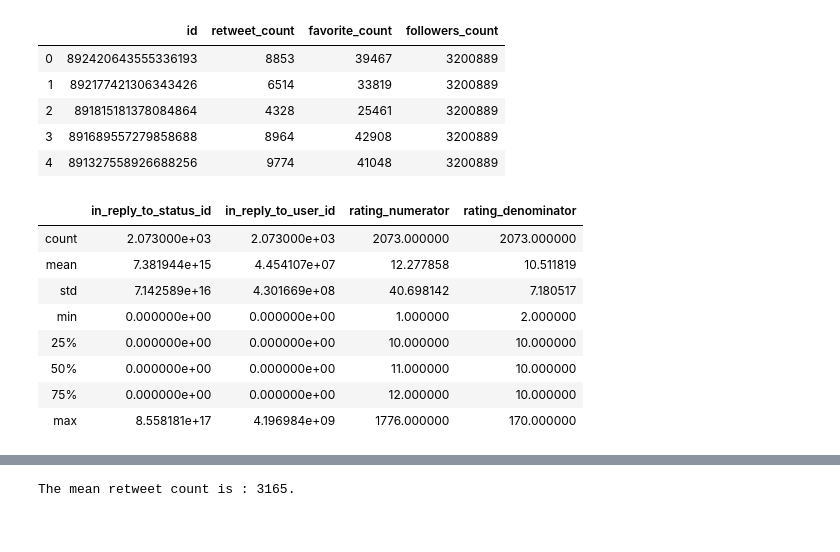
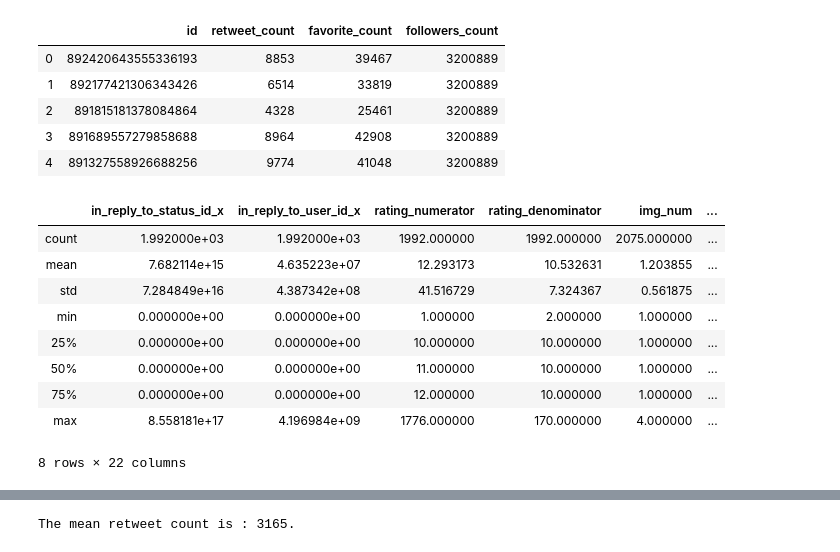
Before and after one commit to mohamedaeldeeb/weratedogs, a Jupyter notebook: wrangle_act.ipynb, the cells around one changed output, grey strips where cells are left out. Cells and saved outputs as stored; diff of their text form; code cells hidden in the pictures.

```diff
--- a/wrangle_act.ipynb
+++ b/wrangle_act.ipynb
@@ -918,0 +843,3 @@ tweets_clean.to_csv('tweets_clean.csv', encoding='utf-8', index=False)
+# %%
+#Fixing DQ Issue 4 through dropping retweeted_status_id, retweeted_status_user_id and retweeted_status_timestamp from metadata and expanded_urls that will not lead to solid analysis currently
+archive_clean.drop(['retweeted_status_id', 'retweeted_status_user_id', 'retweeted_status_timestamp','expanded_urls'], axis=1, inplace=True)
@@ -918,0 +879,6 @@ tweets_clean.to_csv('tweets_clean.csv', encoding='utf-8', index=False)
+# %%
+#Fixing DQ Issue 11 through unity tweet_id  data type as string
+archive_clean['tweet_id'] = archive_clean['tweet_id'].astype('str')
+image_clean['tweet_id'] = image_clean['tweet_id'].astype('str')
+tweets_clean['tweet_id'] = tweets_clean['tweet_id'].astype('str')
+api_df['id'] = api_df['id'].astype('str')
@@ -1104,0 +1030,6 @@ archive_clean.loc[(archive_clean['name'].str.islower())]
+# %%
+#Merging archive_clean and image_clean on tweets_stat_fin data frame based tweet_id
+tweets_stat_fin = pd.merge(archive_clean, image_clean,how='outer', on=['tweet_id'])
+# %%
+#Merging tweets_clean on tweets_stat_fin data frame based tweet_id
+tweets_stat_fin = pd.merge(tweets_stat_fin, tweets_clean, how = 'outer', on=['tweet_id'])
@@ -1123,15 +1235,16 @@ api_df['tid'] = api_df['id'].astype('str')
 # %%
-archive_clean.describe()
+tweets_stat_fin.describe()
 # %% [output]
-|  | in_reply_to_status_id | in_reply_to_user_id | rating_numerator | rating_denominator |
-| count | 2.073000e+03 | 2.073000e+03 | 2073.000000 | 2073.000000 |
-| mean | 7.381944e+15 | 4.454107e+07 | 12.277858 | 10.511819 |
-| std | 7.142589e+16 | 4.301669e+08 | 40.698142 | 7.180517 |
-| min | 0.000000e+00 | 0.000000e+00 | 1.000000 | 2.000000 |
-| 25% | 0.000000e+00 | 0.000000e+00 | 10.000000 | 10.000000 |
-| 50% | 0.000000e+00 | 0.000000e+00 | 11.000000 | 10.000000 |
-| 75% | 0.000000e+00 | 0.000000e+00 | 12.000000 | 10.000000 |
-| max | 8.558181e+17 | 4.196984e+09 | 1776.000000 | 170.000000 |
+|  | in_reply_to_status_id_x | in_reply_to_user_id_x | rating_numerator | rating_denominator | img_num | ... |
+| count | 1.992000e+03 | 1.992000e+03 | 1992.000000 | 1992.000000 | 2075.000000 | ... |
+| mean | 7.682114e+15 | 4.635223e+07 | 12.293173 | 10.532631 | 1.203855 | ... |
+| std | 7.284849e+16 | 4.387342e+08 | 41.516729 | 7.324367 | 0.561875 | ... |
+| min | 0.000000e+00 | 0.000000e+00 | 1.000000 | 2.000000 | 1.000000 | ... |
+| 25% | 0.000000e+00 | 0.000000e+00 | 10.000000 | 10.000000 | 1.000000 | ... |
+| 50% | 0.000000e+00 | 0.000000e+00 | 11.000000 | 10.000000 | 1.000000 | ... |
+| 75% | 0.000000e+00 | 0.000000e+00 | 12.000000 | 10.000000 | 1.000000 | ... |
+| max | 8.558181e+17 | 4.196984e+09 | 1776.000000 | 170.000000 | 4.000000 | ... |
+8 rows × 22 columns
 # %%
 tweets_clean.shape
 # %% [output]
```
Also changed, not shown: parts of 174 cells of this notebook, 7 other files.
